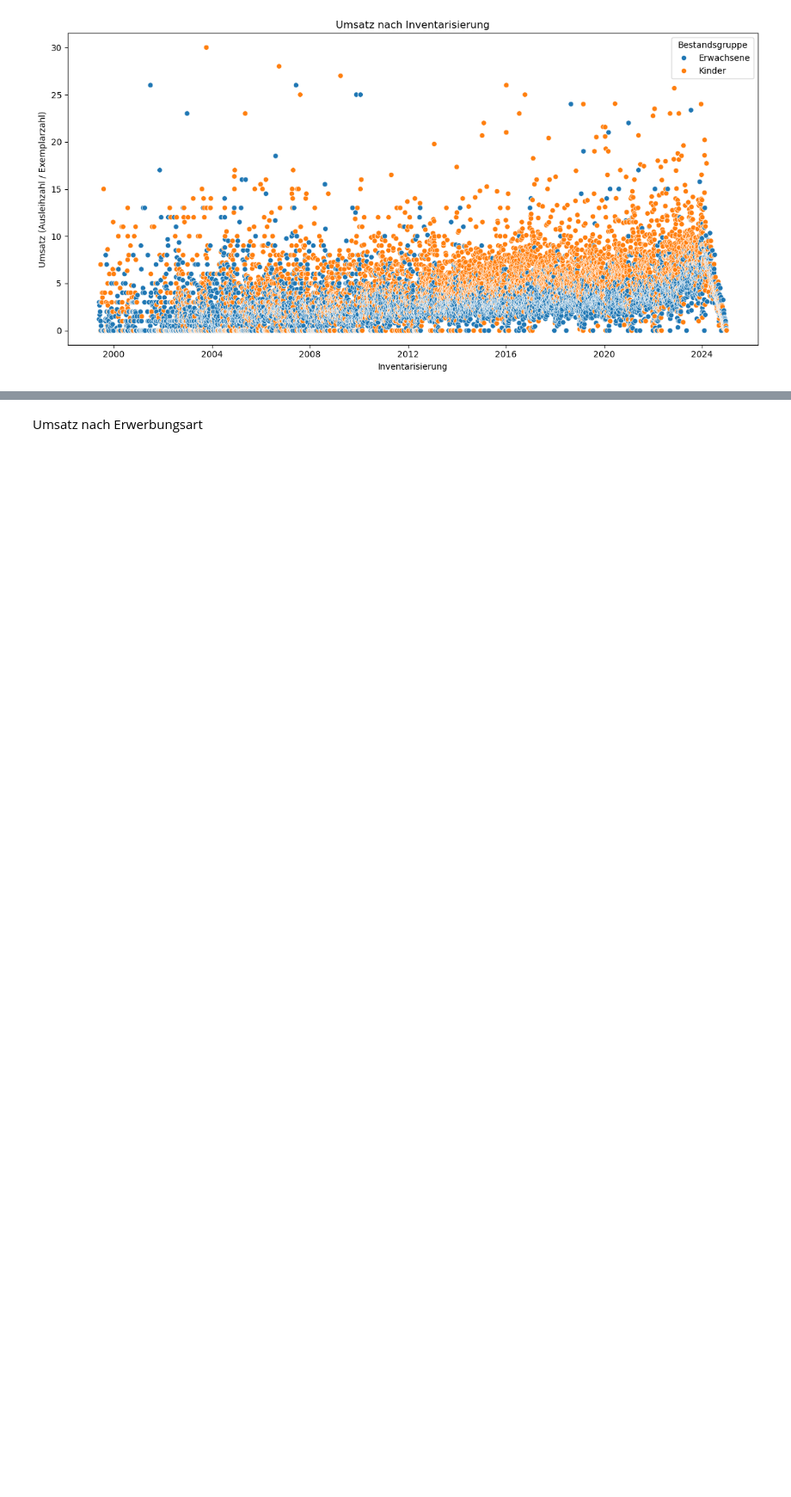
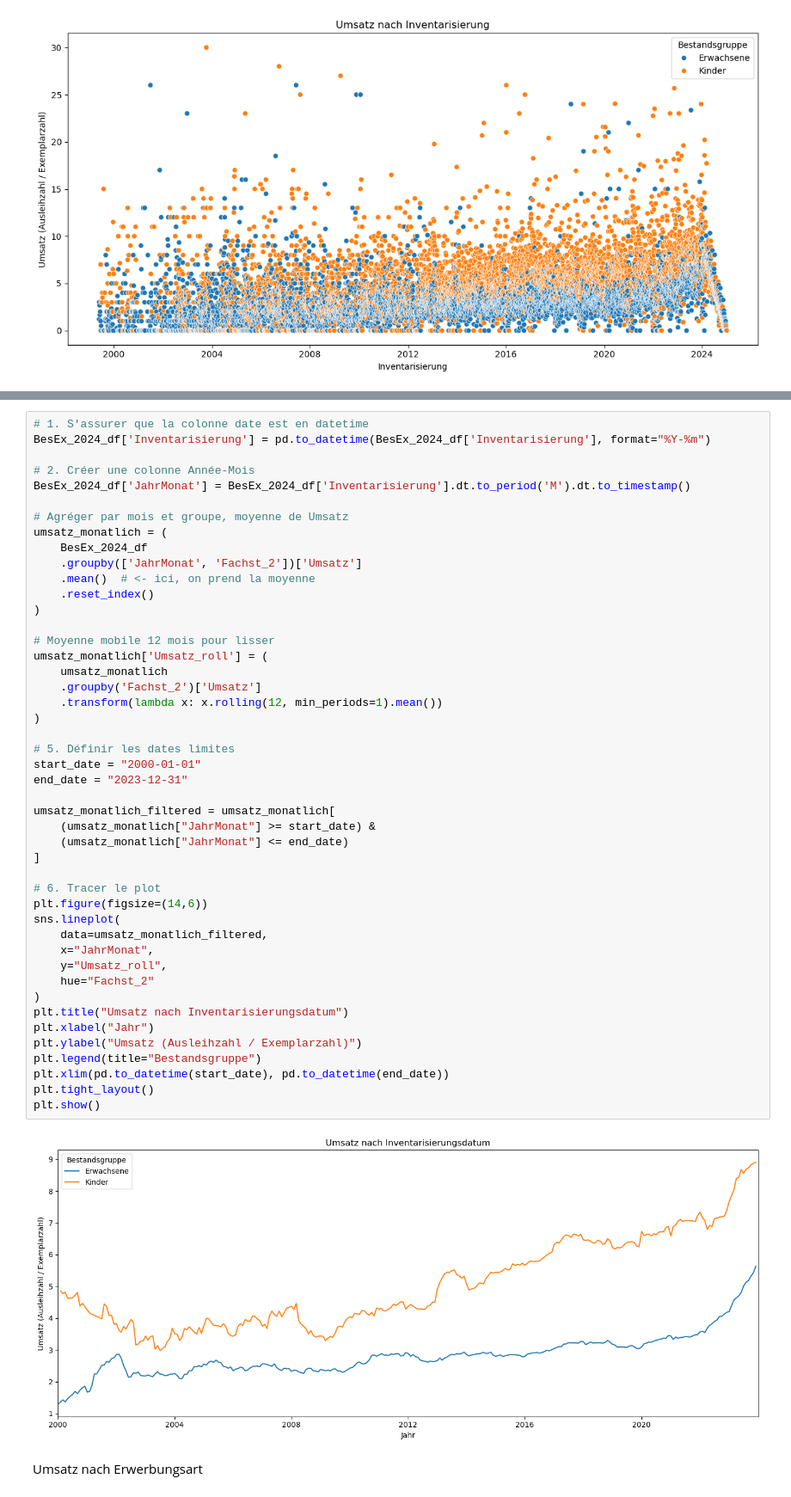
Before and after one commit to BeatriceM476/Final-project, a Jupyter notebook: BesEx_2024.ipynb, the cells around one changed output, grey strips where cells are left out. Shown at 86% size. Saved outputs shown, nothing was run; the diff lists cells and outputs as text; blank space fills up the shorter version.

```diff
--- a/BesEx_2024.ipynb
+++ b/BesEx_2024.ipynb
@@ -443,3 +457,51 @@ plt.show()
+# %%
+# 1. S'assurer que la colonne date est en datetime
+BesEx_2024_df['Inventarisierung'] = pd.to_datetime(BesEx_2024_df['Inventarisierung'], format="%Y-%m")
+
+# 2. Créer une colonne Année-Mois
+BesEx_2024_df['JahrMonat'] = BesEx_2024_df['Inventarisierung'].dt.to_period('M').dt.to_timestamp()
+
+# Agréger par mois et groupe, moyenne de Umsatz
+umsatz_monatlich = (
+    BesEx_2024_df
+    .groupby(['JahrMonat', 'Fachst_2'])['Umsatz']
+    .mean()  # <- ici, on prend la moyenne
+    .reset_index()
+)
+
+# Moyenne mobile 12 mois pour lisser
+umsatz_monatlich['Umsatz_roll'] = (
+    umsatz_monatlich
+    .groupby('Fachst_2')['Umsatz']
+    .transform(lambda x: x.rolling(12, min_periods=1).mean())
+)
+
+# 5. Définir les dates limites
+start_date = "2000-01-01"
+end_date = "2023-12-31"
+
+umsatz_monatlich_filtered = umsatz_monatlich[
+    (umsatz_monatlich["JahrMonat"] >= start_date) &
+    (umsatz_monatlich["JahrMonat"] <= end_date)
+]
+
+# 6. Tracer le plot
+plt.figure(figsize=(14,6))
+sns.lineplot(
+    data=umsatz_monatlich_filtered,
+    x="JahrMonat",
+    y="Umsatz_roll",
+    hue="Fachst_2"
+)
+plt.title("Umsatz nach Inventarisierungsdatum")
+plt.xlabel("Jahr")
+plt.ylabel("Umsatz (Ausleihzahl / Exemplarzahl)")
+plt.legend(title="Bestandsgruppe")
+plt.xlim(pd.to_datetime(start_date), pd.to_datetime(end_date))
+plt.tight_layout()
+plt.show()
+# %% [output]
+[figure, added]
 # %% [markdown]
 Umsatz nach Erwerbungsart
 # %%
```
Also changed, not shown: parts of 2 cells of this notebook, 1 other file.
